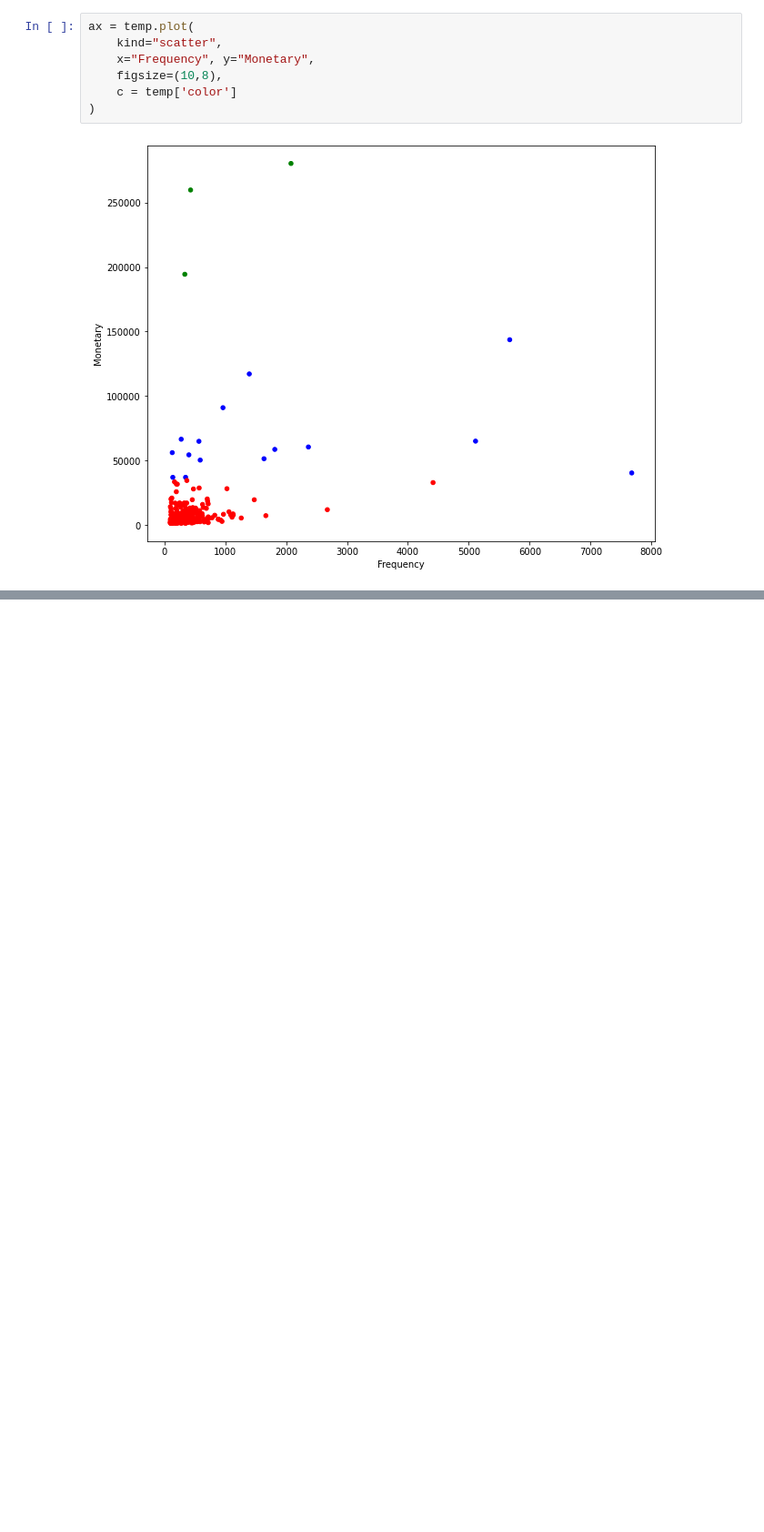
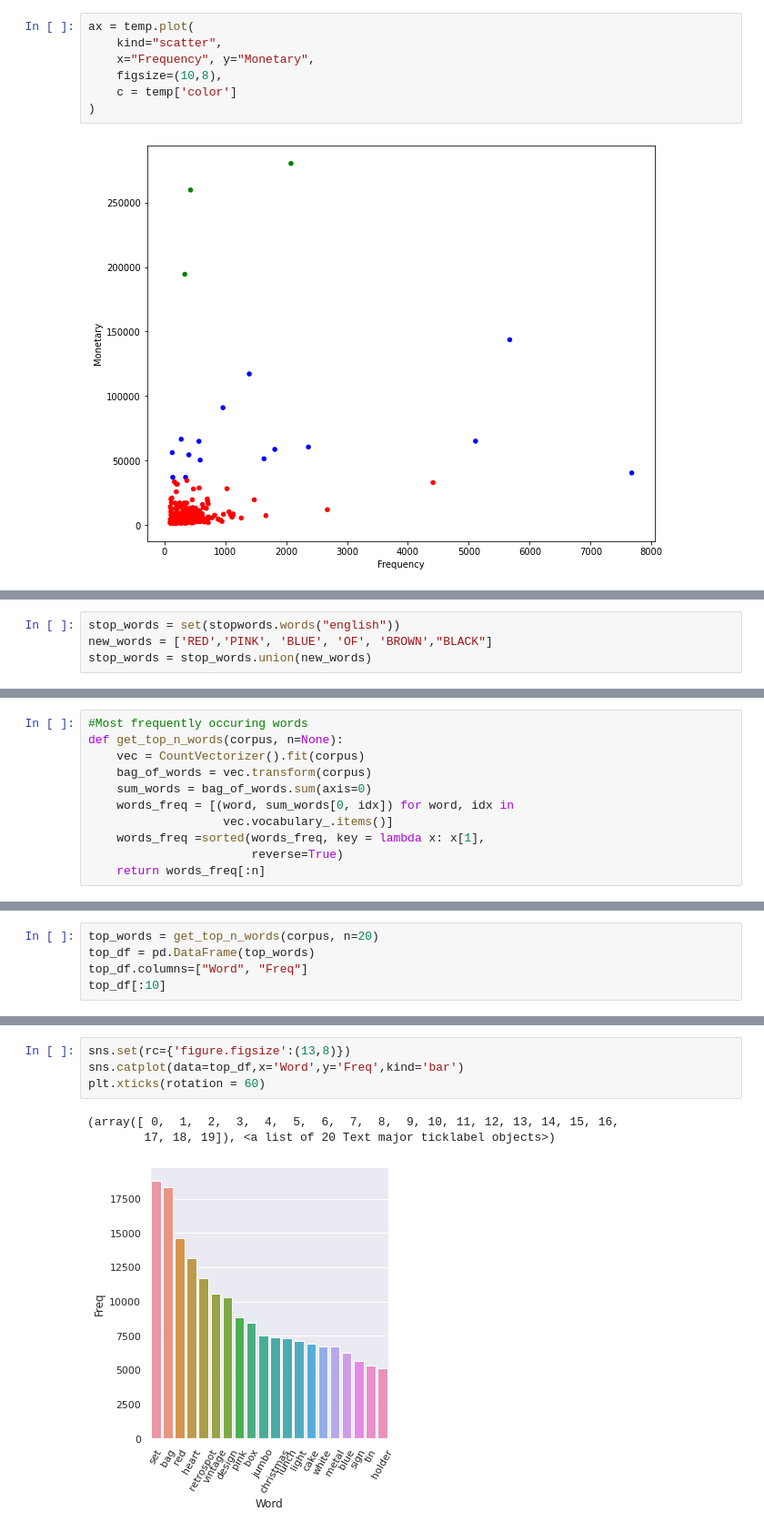
Before and after one commit to madhurchhajed/Customer-Segmentation-and-Analysis, a Jupyter notebook: CustomerSegmentation.ipynb, the cells around one changed output, grey strips where cells are left out. Shown: that part at 91% size. Cells and saved outputs as stored; diff of their text form; blank space fills up the shorter version.

```diff
--- a/CustomerSegmentation.ipynb
+++ b/CustomerSegmentation.ipynb
@@ -603,0 +767,4 @@ ax = temp.plot(
+# %%
+stop_words = set(stopwords.words("english"))
+new_words = ['RED','PINK', 'BLUE', 'OF', 'BROWN',"BLACK"]
+stop_words = stop_words.union(new_words)
@@ -603,0 +867,11 @@ ax = temp.plot(
+# %%
+#Most frequently occuring words
+def get_top_n_words(corpus, n=None):
+    vec = CountVectorizer().fit(corpus)
+    bag_of_words = vec.transform(corpus)
+    sum_words = bag_of_words.sum(axis=0)
+    words_freq = [(word, sum_words[0, idx]) for word, idx in
+                   vec.vocabulary_.items()]
+    words_freq =sorted(words_freq, key = lambda x: x[1],
+                       reverse=True)
+    return words_freq[:n]
@@ -603,0 +880,5 @@ ax = temp.plot(
+# %%
+top_words = get_top_n_words(corpus, n=20)
+top_df = pd.DataFrame(top_words)
+top_df.columns=["Word", "Freq"]
+top_df[:10]
@@ -603,0 +897,8 @@ ax = temp.plot(
+# %%
+sns.set(rc={'figure.figsize':(13,8)})
+sns.catplot(data=top_df,x='Word',y='Freq',kind='bar')
+plt.xticks(rotation = 60)
+# %% [output]
+(array([ 0,  1,  2,  3,  4,  5,  6,  7,  8,  9, 10, 11, 12, 13, 14, 15, 16,
+        17, 18, 19]), <a list of 20 Text major ticklabel objects>)
+[figure, added]
```
Also changed, not shown: parts of 35 cells of this notebook.
